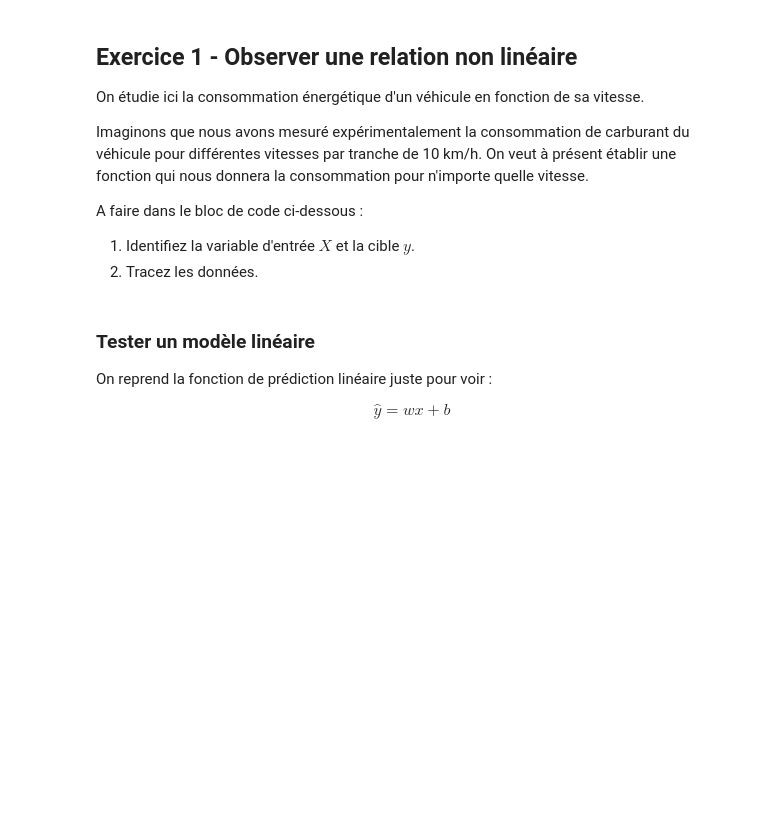
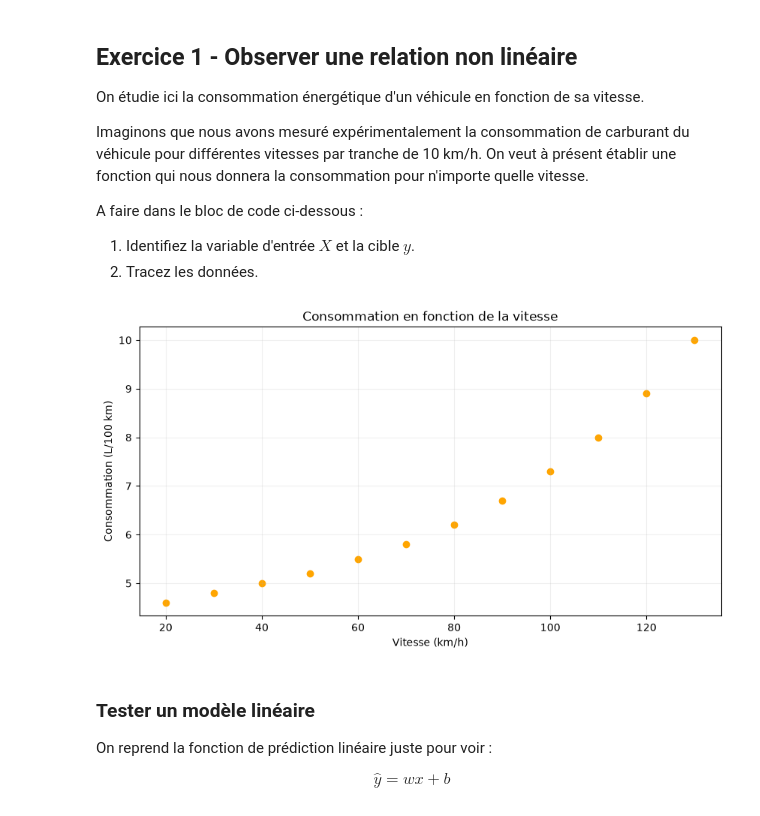
Before and after one commit to YalineWang/Projet-IA-S5, a Jupyter notebook: TD2-regression_polynomiale.ipynb, the cells around one changed output. Saved outputs shown, nothing was run; the diff lists cells and outputs as text; code cells hidden in the pictures; blank space fills up the shorter version.

```diff
--- a/TD2-regression_polynomiale.ipynb
+++ b/TD2-regression_polynomiale.ipynb
@@ -41,22 +41,24 @@ A faire dans le bloc de code ci-dessous :
 # %%
 # Jeu de données expérimental
 vitesse = np.array([20, 30, 40, 50, 60, 70, 80, 90, 100, 110, 120, 130], dtype=float)
 consommation = np.array([4.6, 4.8, 5.0, 5.2, 5.5, 5.8, 6.2, 6.7, 7.3, 8.0, 8.9, 10.0])
 
 # À faire :
-# X = ...
-# y = ...
+X = vitesse
+y = consommation
 
 plt.figure(figsize=(10, 5))
 
 # À faire :
-#plt.scatter(..., ..., c="orange")
+plt.scatter(X, y, c="orange")
 
 plt.xlabel("Vitesse (km/h)")
 plt.ylabel("Consommation (L/100 km)")
 plt.title("Consommation en fonction de la vitesse")
 plt.grid(alpha=0.2)
 plt.show()
+# %% [output]
+[figure, added]
 # %% [markdown]
 ### Tester un modèle linéaire
 
```
Also changed, not shown: parts of 20 cells of this notebook.
